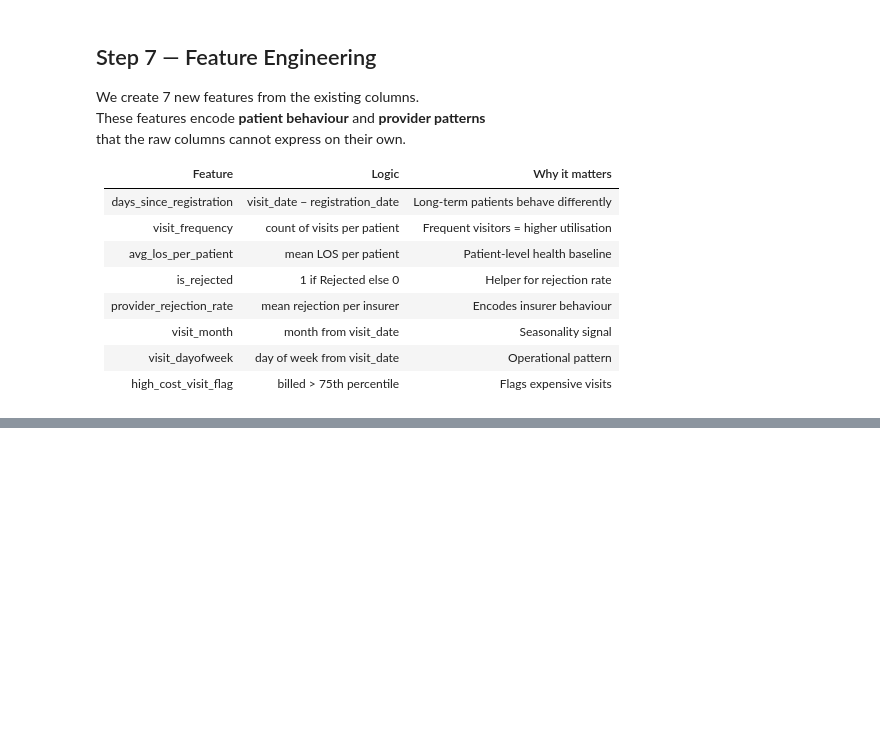
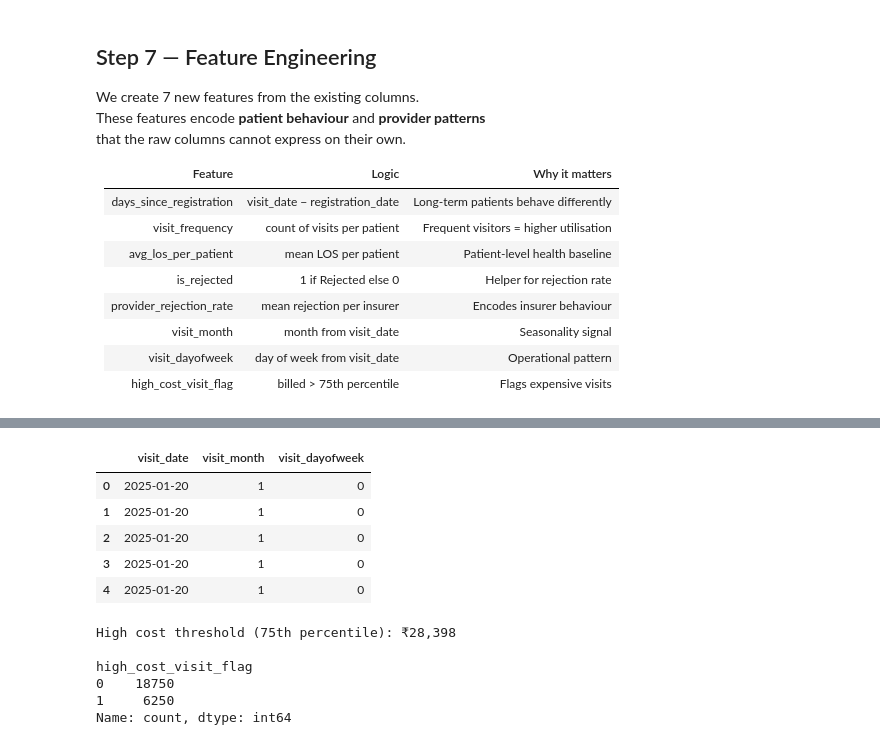
Before and after one commit to TheekshanaMayadunna/Hospital_MLOPS, a Jupyter notebook: notebooks/EDA.ipynb, the cells around one changed output, grey strips where cells are left out. Cells and saved outputs as stored; diff of their text form; code cells hidden in the pictures; blank space fills up the shorter version.

```diff
--- a/notebooks/EDA.ipynb
+++ b/notebooks/EDA.ipynb
@@ -473,0 +539,28 @@ TypeError: unsupported operand type(s) for -: 'str' and 'str'
+# %%
+# Time-based features
+df["visit_month"]      = df["visit_date"].dt.month
+df["visit_dayofweek"]  = df["visit_date"].dt.dayofweek
+
+df[["visit_date", "visit_month", "visit_dayofweek"]].head()
+# %% [output]
+|  | visit_date | visit_month | visit_dayofweek |
+| 0 | 2025-01-20 | 1 | 0 |
+| 1 | 2025-01-20 | 1 | 0 |
+| 2 | 2025-01-20 | 1 | 0 |
+| 3 | 2025-01-20 | 1 | 0 |
+| 4 | 2025-01-20 | 1 | 0 |
+# %%
+# High cost visit flag — top 25% of billed amount
+high_cost_threshold = df["billed_amount"].quantile(0.75)
+df["high_cost_visit_flag"] = (df["billed_amount"] > high_cost_threshold).astype(int)
+
+print(f"High cost threshold (75th percentile): ₹{high_cost_threshold:,.0f}")
+print()
+print(df["high_cost_visit_flag"].value_counts())
+# %% [output]
+High cost threshold (75th percentile): ₹28,398
+
+high_cost_visit_flag
+0    18750
+1     6250
+Name: count, dtype: int64
```
Also changed, not shown: parts of 9 cells of this notebook.
